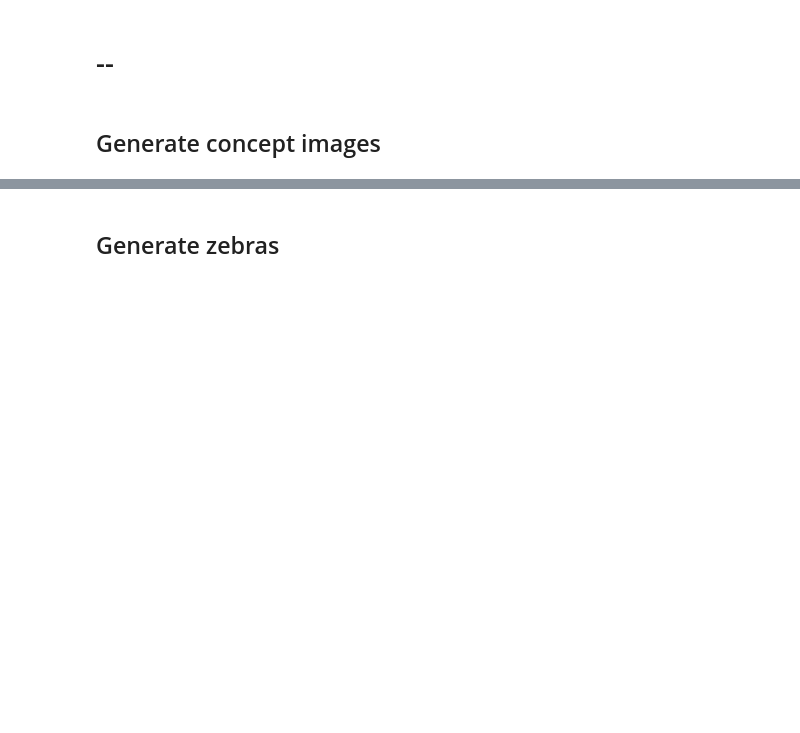
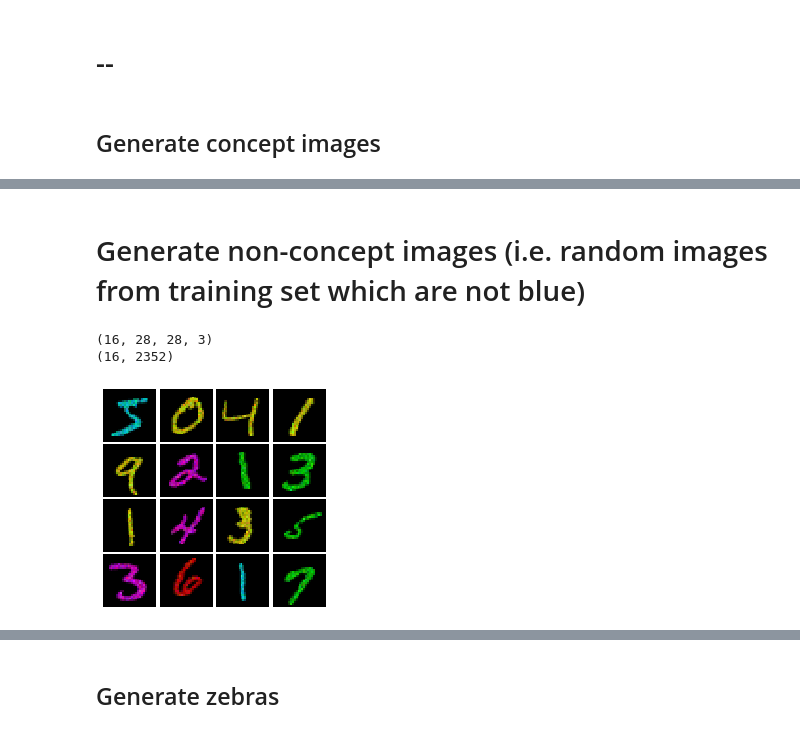
Before and after one commit to kkessel/cs231n-project, a Jupyter notebook: MNIST Colorization.ipynb, the cells around one changed output, grey strips where cells are left out. Cells and saved outputs as stored; diff of their text form; code cells hidden in the pictures; blank space fills up the shorter version.

Commit message:
changing how to generate zebras

```diff
--- a/MNIST Colorization.ipynb
+++ b/MNIST Colorization.ipynb
@@ -276,6 +266,6 @@ def generate_random_color_concepts(batch_size, H, W, anti_biases):
 # %%
 batch_size = 200
 H, W = 28, 28
-bias = 'MAGENTA'
+bias = 'BLUE'
 anti_biases = [bias]
 # %%
@@ -318,0 +287,46 @@ W0602 20:02:38.681988 140735871599488 util.py:64] Lossy conversion from float32
+# %% [markdown]
+# Generate non-concept images (i.e. random images from training set which are not blue)
+# %%
+def add_rgb_dim_np(X):
+    X = tf.reshape(X, (-1,28,28,1))
+    colored_X = tf.image.grayscale_to_rgb(X)
+    return colored_X.numpy()
+# %%
+def generate_not_concepts_like_training_data(X, mask, anti_biases):
+    cmap = {}
+    cmap['BLUE'] = tf.constant((0,0,0.7), shape=(1,1,3), dtype=tf.float32)
+    cmap['RED'] = tf.constant((0.7,0,0), shape=(1,1,3), dtype=tf.float32)
+    cmap['GREEN'] = tf.constant((0,0.7,0), shape=(1,1,3), dtype=tf.float32)
+    cmap['YELLOW'] = tf.constant((0.7,0.7,0), shape=(1,1,3), dtype=tf.float32)
+    cmap['CYAN'] = tf.constant((0,0.7,0.7), shape=(1,1,3), dtype=tf.float32)
+    cmap['MAGENTA'] = tf.constant((0.7,0,0.7), shape=(1,1,3), dtype=tf.float32)
+    cmap['BLUE'] = np.array([0,0,0.7], dtype=np.float32).reshape((1,1,3))
+
+    colors = np.array([v for k,v in cmap.items() if k not in anti_biases])
+    N = X.shape[0]
+    color_choice = np.random.choice(range(len(colors)), N)
+
+    perturbation = np.random.normal(loc=0.0, scale=0.1, size=X.shape)
+
+    mask = np.reshape(mask, (-1,28,28,1)) # Mask from mnist
+
+    color = np.ones_like(X) * colors[color_choice]
+    colored_X = X - (np.ones_like(X) - (color + perturbation)) * mask
+    # Clip, because of the noise. Without noise, no clipping necessary
+    colored_X = np.where(colored_X < 0, np.zeros_like(colored_X), colored_X)
+    colored_X = np.where(colored_X > 1, np.ones_like(colored_X), colored_X)
+    return colored_X
+# %%
+batch_size = 200
+bias = 'BLUE'
+anti_biases = [bias]
+
+mnist = MNIST(batch_size=batch_size)
+color_mnist = add_rgb_dim_np(mnist.X)
+not_concept_frames = generate_not_concepts_like_training_data(color_mnist, mnist.X, bias)
+# %%
+show_images_color(not_concept_frames[:16])
+# %% [output]
+(16, 28, 28, 3)
+(16, 2352)
+[figure, added]
```
Also changed, not shown: parts of 11 cells of this notebook.
